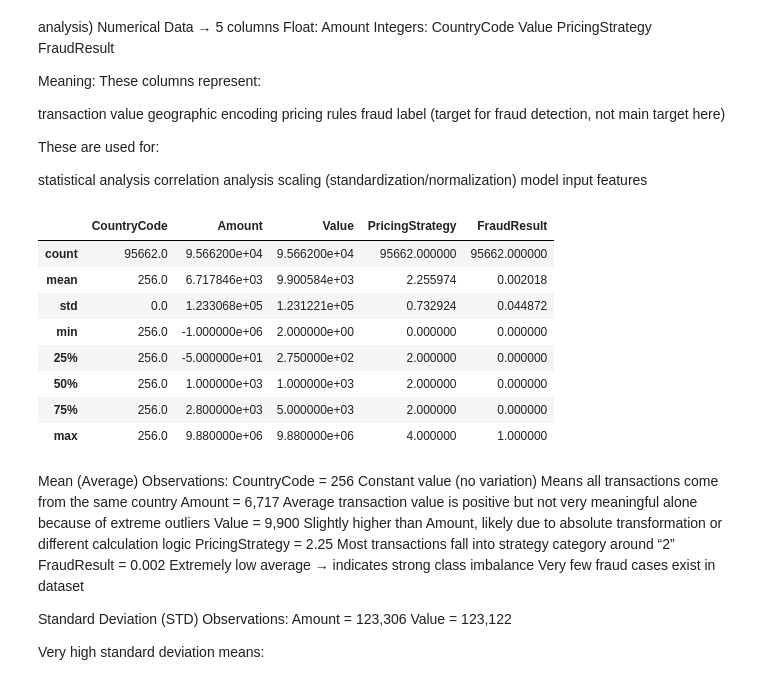
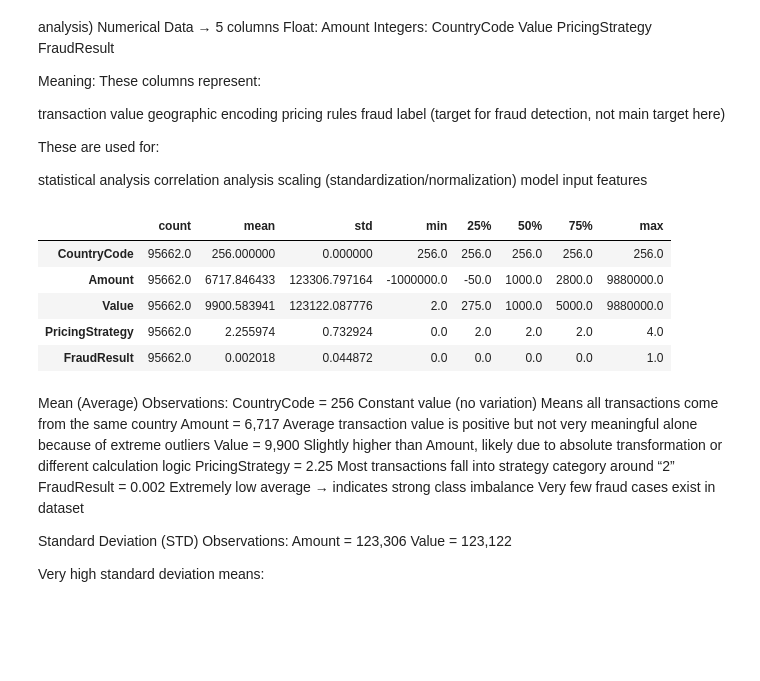
Before and after one commit to ekram-kemer1/credit-risk-model, a Jupyter notebook: notebooks/eda.ipynb, the cells around one changed output. Drawn from its saved outputs; the diff is of its cells as text; code cells hidden in the pictures; blank space fills up the shorter version.

```diff
--- a/notebooks/eda.ipynb
+++ b/notebooks/eda.ipynb
@@ -126,17 +131,14 @@ correlation analysis
 scaling (standardization/normalization)
 model input features
 # %%
-df.describe()
+df.describe().T
 # %% [output]
-|  | CountryCode | Amount | Value | PricingStrategy | FraudResult |
-| count | 95662.0 | 9.566200e+04 | 9.566200e+04 | 95662.000000 | 95662.000000 |
-| mean | 256.0 | 6.717846e+03 | 9.900584e+03 | 2.255974 | 0.002018 |
-| std | 0.0 | 1.233068e+05 | 1.231221e+05 | 0.732924 | 0.044872 |
-| min | 256.0 | -1.000000e+06 | 2.000000e+00 | 0.000000 | 0.000000 |
-| 25% | 256.0 | -5.000000e+01 | 2.750000e+02 | 2.000000 | 0.000000 |
-| 50% | 256.0 | 1.000000e+03 | 1.000000e+03 | 2.000000 | 0.000000 |
-| 75% | 256.0 | 2.800000e+03 | 5.000000e+03 | 2.000000 | 0.000000 |
-| max | 256.0 | 9.880000e+06 | 9.880000e+06 | 4.000000 | 1.000000 |
+|  | count | mean | std | min | 25% | 50% | 75% | max |
+| CountryCode | 95662.0 | 256.000000 | 0.000000 | 256.0 | 256.0 | 256.0 | 256.0 | 256.0 |
+| Amount | 95662.0 | 6717.846433 | 123306.797164 | -1000000.0 | -50.0 | 1000.0 | 2800.0 | 9880000.0 |
+| Value | 95662.0 | 9900.583941 | 123122.087776 | 2.0 | 275.0 | 1000.0 | 5000.0 | 9880000.0 |
+| PricingStrategy | 95662.0 | 2.255974 | 0.732924 | 0.0 | 2.0 | 2.0 | 2.0 | 4.0 |
+| FraudResult | 95662.0 | 0.002018 | 0.044872 | 0.0 | 0.0 | 0.0 | 0.0 | 1.0 |
 # %% [markdown]
 Mean (Average)
 Observations:
```
Also changed, not shown: parts of 1 cell of this notebook.
